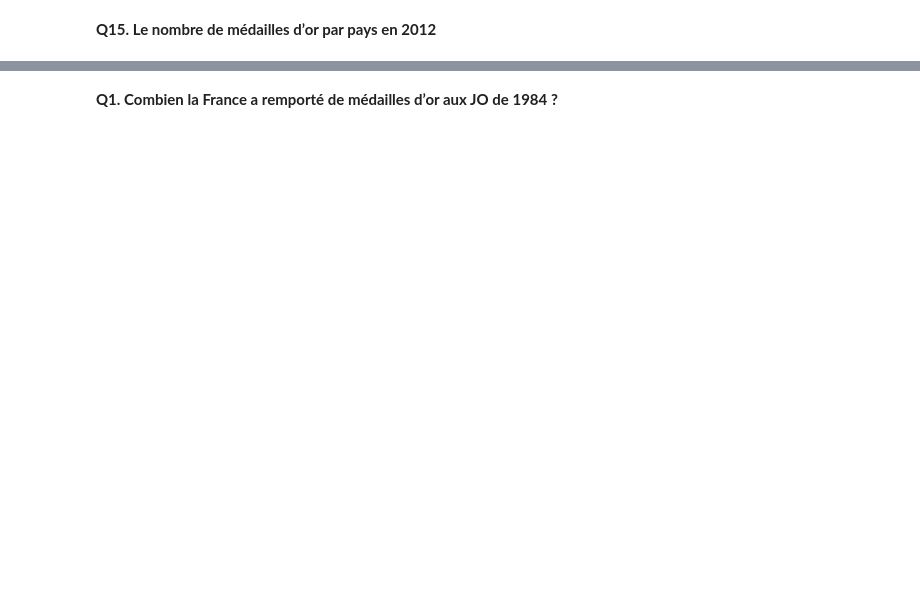
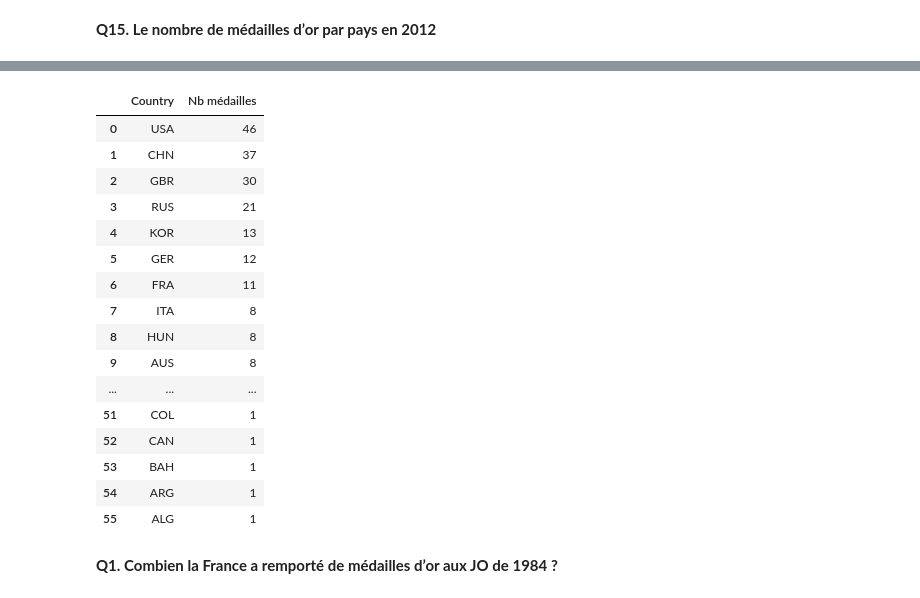
Before and after one commit to yoannlv/jeux-olympiques, a Jupyter notebook: p3-exploration-sql.ipynb, the cells around one changed output, grey strips where cells are left out. Cells and saved outputs as stored; diff of their text form; code cells hidden in the pictures; blank space fills up the shorter version.

```diff
--- a/p3-exploration-sql.ipynb
+++ b/p3-exploration-sql.ipynb
@@ -201,2 +243,41 @@ ORDER BY count(*) DESC
+# %%
+query_15 = """SELECT Country, count(*) AS "Nb médailles"
+
+FROM(
+
+SELECT *, count(*)
+
+FROM summer
+
+WHERE Medal = "Gold" AND Year = 2012
+
+GROUP BY Sport, Discipline, Event, Gender
+
+)
+
+GROUP BY Country
+
+ORDER BY count(*) DESC"""
+
+results15 = pd.read_sql_query(query_15, conn)
+results15
+# %% [output]
+|  | Country | Nb médailles |
+| 0 | USA | 46 |
+| 1 | CHN | 37 |
+| 2 | GBR | 30 |
+| 3 | RUS | 21 |
+| 4 | KOR | 13 |
+| 5 | GER | 12 |
+| 6 | FRA | 11 |
+| 7 | ITA | 8 |
+| 8 | HUN | 8 |
+| 9 | AUS | 8 |
+| ... | ... | ... |
+| 51 | COL | 1 |
+| 52 | CAN | 1 |
+| 53 | BAH | 1 |
+| 54 | ARG | 1 |
+| 55 | ALG | 1 |
 # %% [markdown]
 **Q1. Combien la France a remporté de médailles d’or aux JO de 1984 ?**
```
Also changed, not shown: parts of 41 cells of this notebook, 1 other file.
